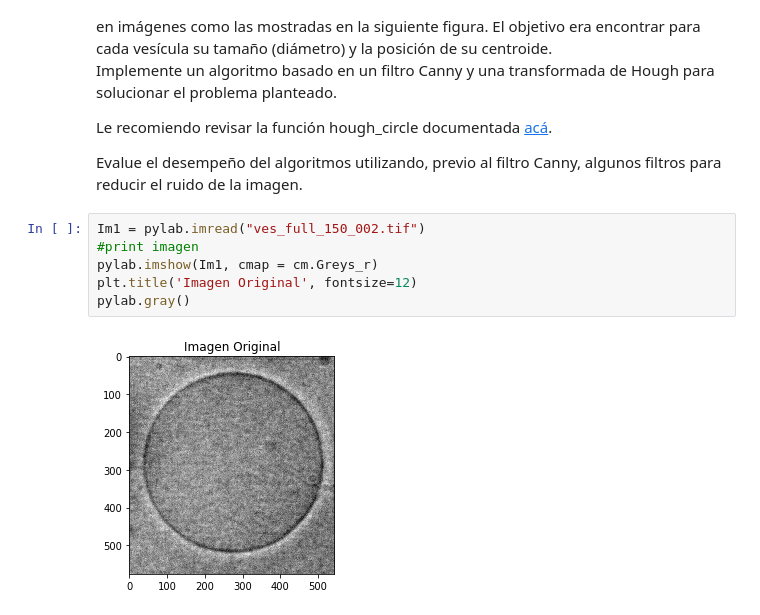
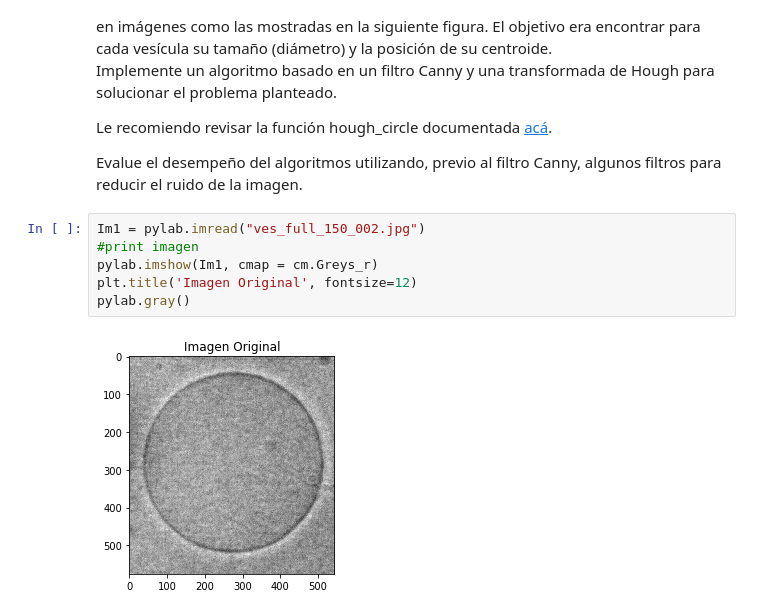
Before and after one commit to andresgm/Herramientas-Computacionales, a Jupyter notebook: analisis_imagenes/intro_imagenes.ipynb, the cells around one changed output. Saved outputs shown, nothing was run; the diff lists cells and outputs as text.

```diff
--- a/analisis_imagenes/intro_imagenes.ipynb
+++ b/analisis_imagenes/intro_imagenes.ipynb
@@ -211,10 +211,10 @@ Le recomiendo revisar la función hough_circle documentada [acá](http://scikit-
 
 Evalue el desempeño del algoritmos utilizando, previo al filtro Canny, algunos filtros para reducir el ruido de la imagen.
 # %%
-Im1 = pylab.imread("ves_full_150_002.tif")
+Im1 = pylab.imread("ves_full_150_002.jpg")
 #print imagen
 pylab.imshow(Im1, cmap = cm.Greys_r)
 plt.title('Imagen Original', fontsize=12)
 pylab.gray()
 # %% [output]
-[figure, old version]
+[figure, new version]
```
Also changed, not shown: 8 other files.
